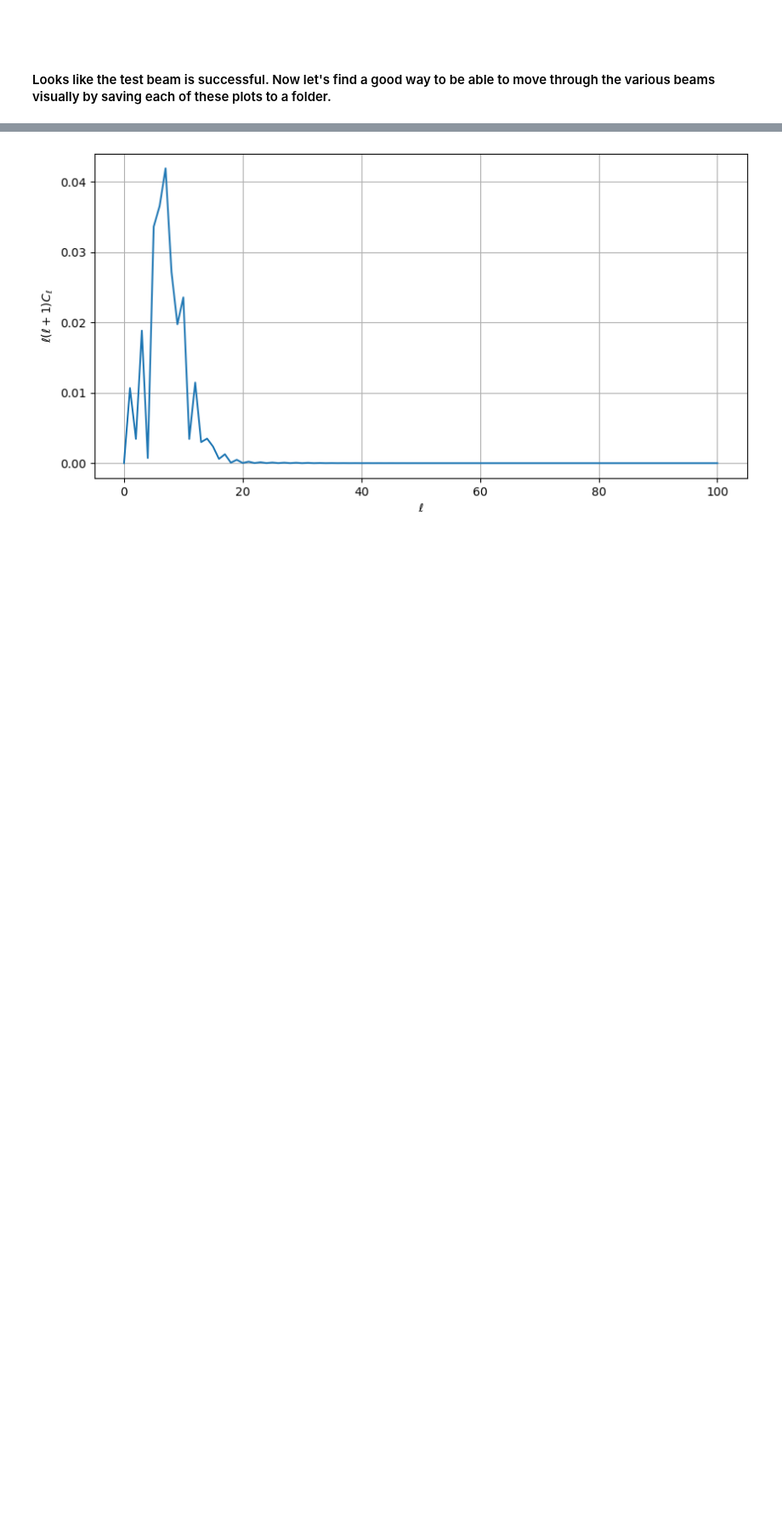
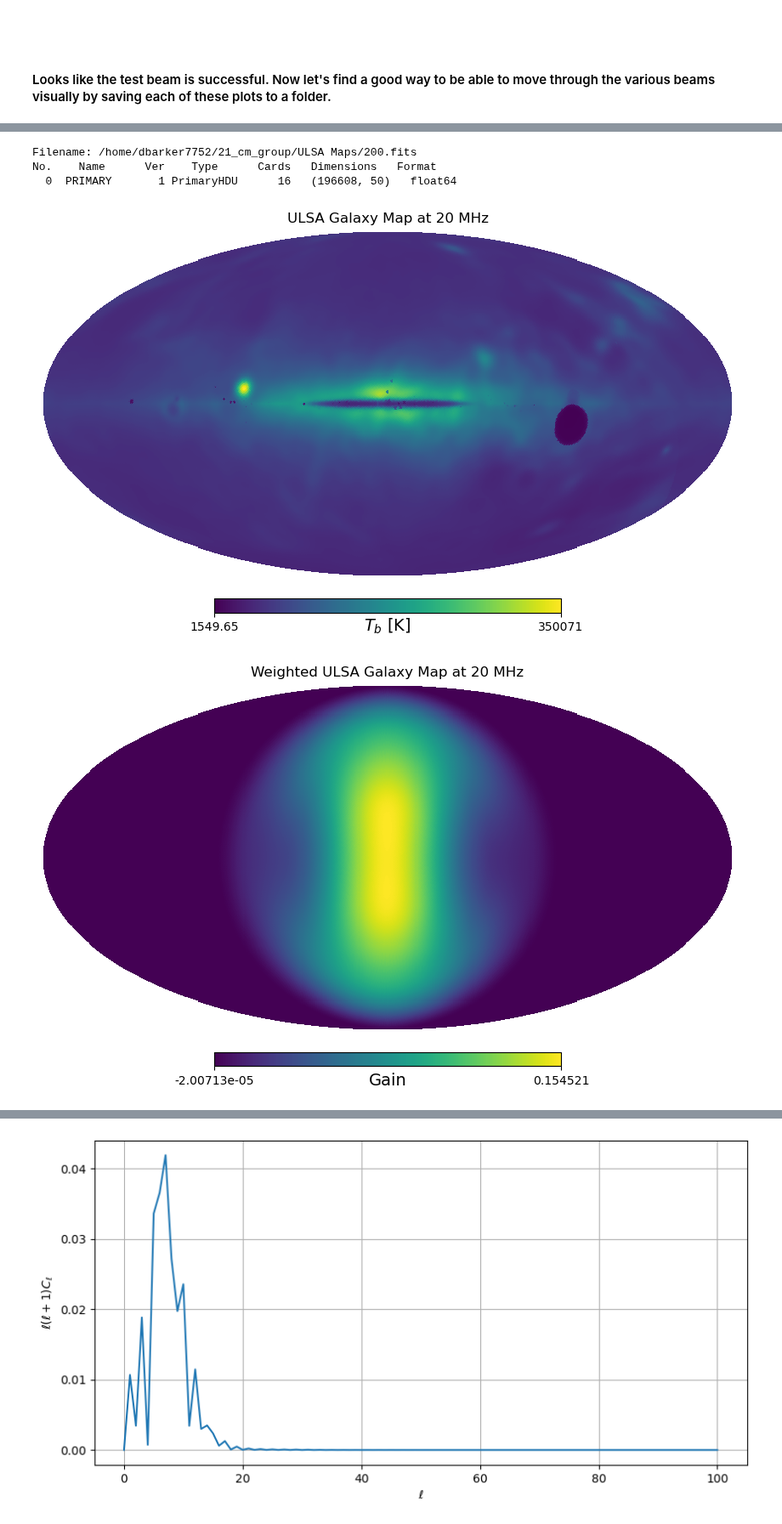
Before and after one commit to daba9359/LuCEE-Night_Simulation, a Jupyter notebook: Beam_weighted_foreground/Simulating_Beam_Weighted_Foreground.ipynb, the cells around one changed output, grey strips where cells are left out. Shown at 85% size. Cells and saved outputs as stored; diff of their text form; code cells hidden in the pictures; blank space fills up the shorter version.

```diff
--- a/Beam_weighted_foreground/Simulating_Beam_Weighted_Foreground.ipynb
+++ b/Beam_weighted_foreground/Simulating_Beam_Weighted_Foreground.ipynb
@@ -849,6 +814,6 @@ OSError: Unable to synchronously create file (unable to truncate a file which is
 # %%
 # load up the data within the hdf5 files
-f = h5py.File("/home/dbarker7752/21_cm_group/Beam_Plots/Healpy_Beam_Arrays_test","r")
+f = h5py.File("/home/dbarker7752/21_cm_group/Beam_Plots/Healpy_Beam_Arrays","r")
 gbeam_dipole_EW_p180_hp = f["Dipole EW Phase 180"]
 gbeam_dipole_NS_p180_hp = f["Dipole NS Phase 180"]
 gbeam_monopole_E_hp = f["Monopole E Phase 0"]
@@ -991,0 +931,18 @@ Here's how easy it is to do spherical harmonics in healpy:
+# %%
+# this is us playing around with the astropy method for opening fits files
+ULSA = fits.open("/home/dbarker7752/21_cm_group/ULSA Maps/200.fits")
+ULSA.info()
+ULSA[0].header
+#test_image[0].data
+beam_euler_angle = [0,90,90] # this rotates only the beam, not the galaxy
+rotated_beam = hp.Rotator(rot=beam_euler_angle).rotate_map_pixel(gbeam_dipole_EW_p180_hp[39])
+hp.mollview(ULSA[0].data[19],title="ULSA Galaxy Map at 20 MHz", unit=r"$T_b$ [K]")
+weighted_test_image = ULSA[0].data[19]*rotated_beam
+hp.mollview(rotated_beam,title="Weighted ULSA Galaxy Map at 20 MHz",unit="Gain")
+hp.mollview(weighted_test_image,title="Weighted ULSA Galaxy Map at 20 MHz",unit=r"$T_b$ [K]")
+# %% [output]
+Filename: /home/dbarker7752/21_cm_group/ULSA Maps/200.fits
+No.    Name      Ver    Type      Cards   Dimensions   Format
+  0  PRIMARY       1 PrimaryHDU      16   (196608, 50)   float64
+[figure, added]
+[figure, added]
```
Also changed, not shown: parts of 43 cells of this notebook, 6 other files.
